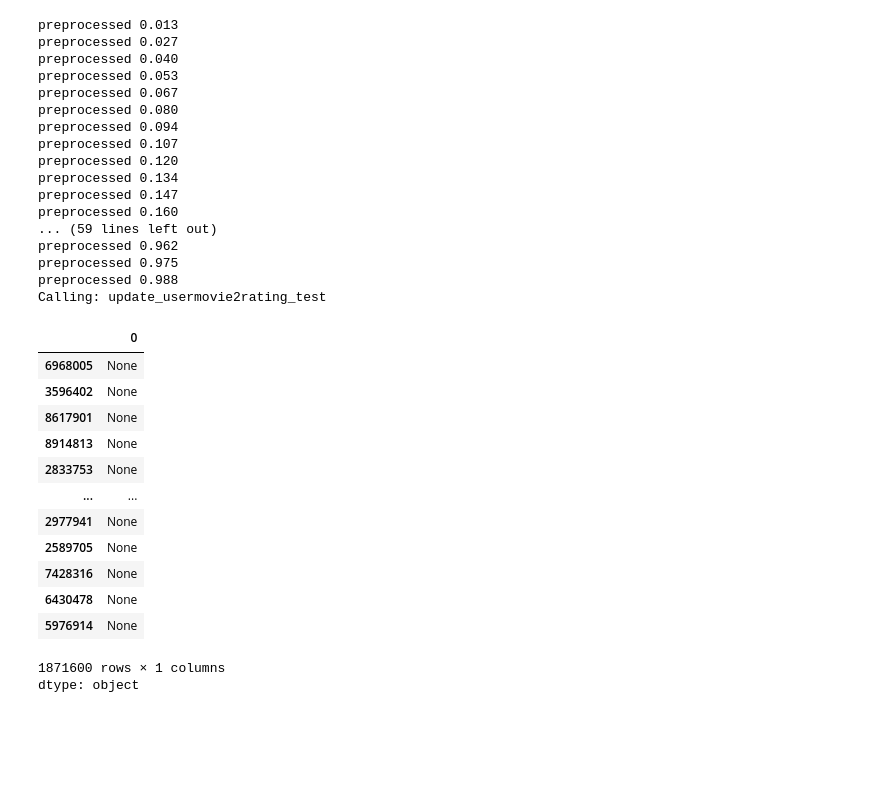
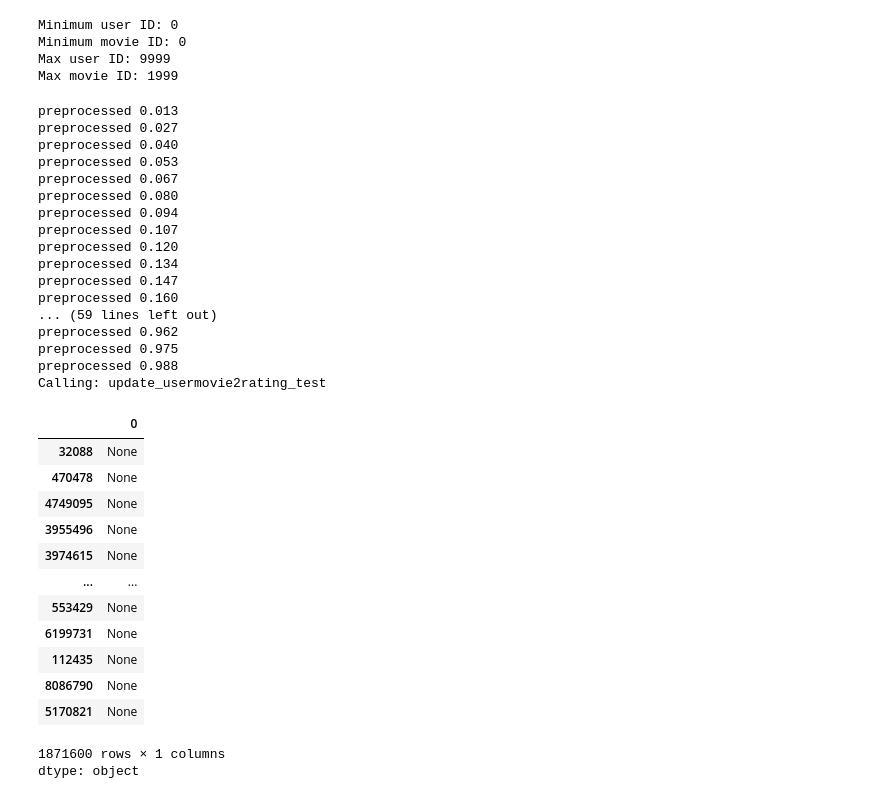
Before and after one commit to PranavShashidhara/Movie-Recommendation-system, a Jupyter notebook: Dictionaries.ipynb, the cells around one changed output. Drawn from its saved outputs; the diff is of its cells as text; code cells hidden in the pictures; blank space fills up the shorter version.

```diff
--- a/Dictionaries.ipynb
+++ b/Dictionaries.ipynb
@@ -31,4 +32,4 @@ import boto3
 # %%
-data_df = pd.read_parquet('https://netflix-project-data.s3.us-east-1.amazonaws.com/Preprocessed+data/Small_filtered_data.parquet')
+data_df = pd.read_parquet('https://netflix-project-data.s3.us-east-1.amazonaws.com/Preprocessed+data/small_filtered_data.parquet')
 data_df.head()
 # %% [output]
@@ -41,10 +128,24 @@ data_df.head()
+# %%
+df_small['Movie_id'] = pd.to_numeric(df_small['Movie_id'], errors='coerce')
+
+print(f"Minimum user ID: {df_small['User_id'].min()}")
+print(f"Minimum movie ID: {df_small['Movie_id'].min()}")
+
+
+print(f"Max user ID: {df_small['User_id'].max()}")
+print(f"Max movie ID: {df_small['Movie_id'].max()}")
+# %% [output]
+Minimum user ID: 0
+Minimum movie ID: 0
+Max user ID: 9999
+Max movie ID: 1999
 # %%
-N = data_df.User_id.max()
-data_df.Movie_id.max()
-data_df = shuffle(data_df)
-cutoff = int(0.8*len(data_df))
-df_train = data_df.iloc[:cutoff]
-df_test = data_df.iloc[cutoff:]
+N = df_small.RemappedUserId.max()
+df_small.Movie_id.max()
+df_small = shuffle(df_small)
+cutoff = int(0.8*len(df_small))
+df_train = df_small.iloc[:cutoff]
+df_test = df_small.iloc[cutoff:]
 
 user2movie = {}
 movie2user = {}
@@ -56,7 +157,7 @@ def update_user2movie_and_movie2user(row):
   if count % 100000 == 0:
     print("preprocessed %.3f" % (float(count)/cutoff))
   #print(row)
-  i = int(row.User_id)
+  i = int(row.RemappedUserId)
   j = int(row.Movie_id)
   if i not in user2movie:
     user2movie[i] = [j]
@@ -72,45 +173,45 @@ df_train.apply(update_user2movie_and_movie2user, axis=1)
 
 print("Calling: update_usermovie2rating_test")
 count = 0
 usermovie2rating_test = {}
 def update_usermovie2rating(row):
   global count
   count +=1
-  i = int(row.User_id)
+  i = int(row.RemappedUserId)
   j = int(row.Movie_id)
   usermovie2rating_test[(i, j)] = row.Ratings
 
 df_test.apply(update_usermovie2rating, axis=1)
 # %% [output]
 preprocessed 0.013
 preprocessed 0.027
 preprocessed 0.040
 preprocessed 0.053
 preprocessed 0.067
 preprocessed 0.080
 preprocessed 0.094
 preprocessed 0.107
 preprocessed 0.120
 preprocessed 0.134
 preprocessed 0.147
 preprocessed 0.160
 ... (59 lines left out)
 preprocessed 0.962
 preprocessed 0.975
 preprocessed 0.988
 Calling: update_usermovie2rating_test
 |  | 0 |
-| 6968005 | None |
-| 3596402 | None |
-| 8617901 | None |
-| 8914813 | None |
-| 2833753 | None |
+| 32088 | None |
+| 470478 | None |
+| 4749095 | None |
+| 3955496 | None |
+| 3974615 | None |
 | ... | ... |
-| 2977941 | None |
-| 2589705 | None |
-| 7428316 | None |
-| 6430478 | None |
-| 5976914 | None |
+| 553429 | None |
+| 6199731 | None |
+| 112435 | None |
+| 8086790 | None |
+| 5170821 | None |
 1871600 rows × 1 columns
 dtype: object
 # %%
```
Also changed, not shown: parts of 9 cells of this notebook.
